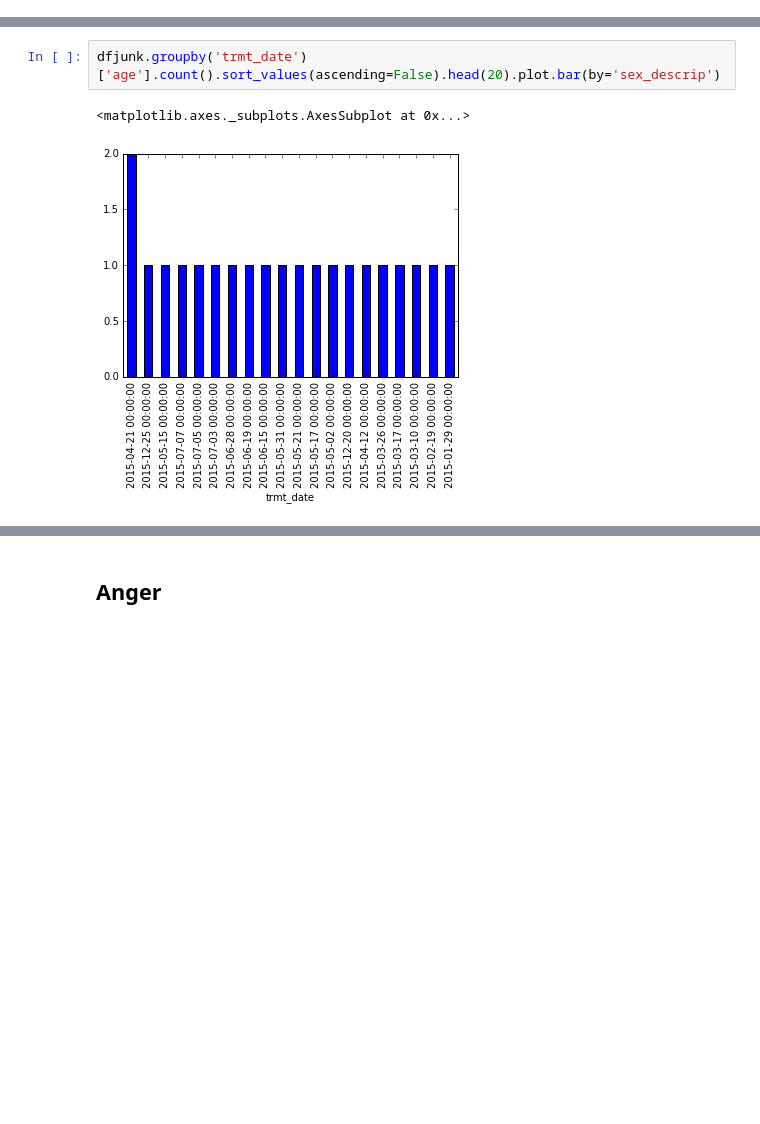
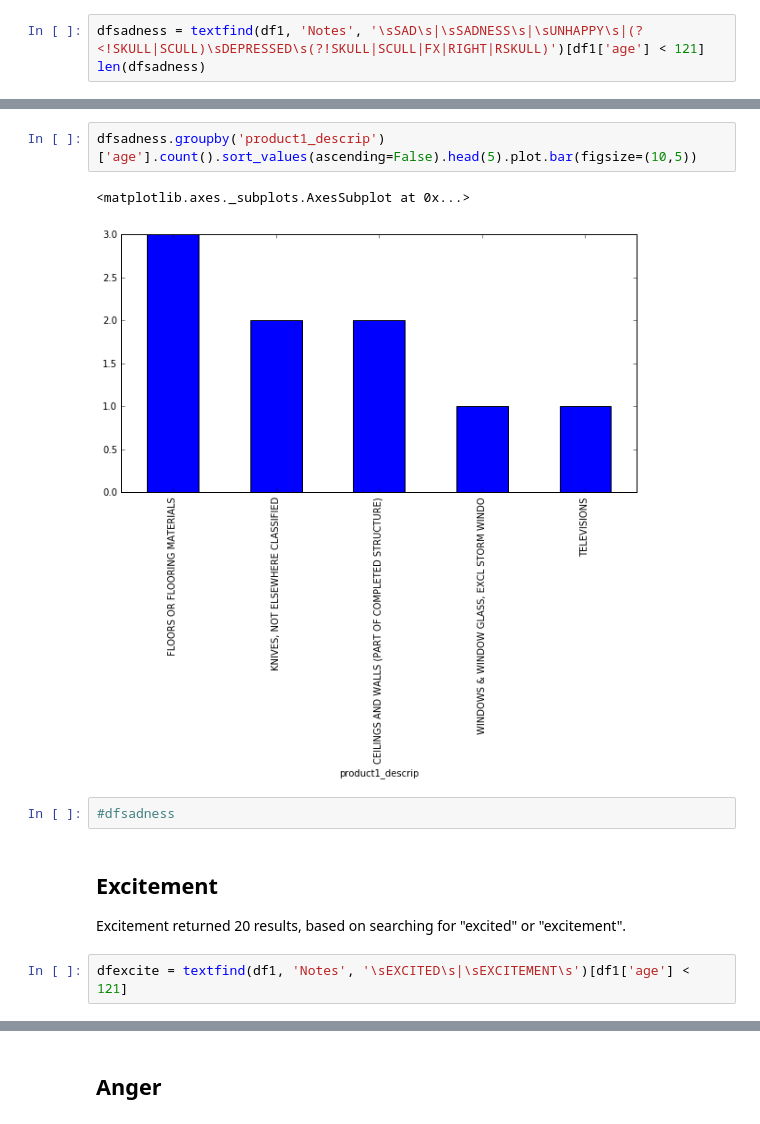
Before and after one commit to pzhou11/MIDS, a Jupyter notebook: Python_Project2/Project2_Omar.ipynb, the cells around one changed output, grey strips where cells are left out. Drawn from its saved outputs; the diff is of its cells as text; blank space fills up the shorter version.

```diff
--- a/Python_Project2/Project2_Omar.ipynb
+++ b/Python_Project2/Project2_Omar.ipynb
@@ -196,0 +236,3 @@ dfjunk.groupby('product1_descrip')['age'].count().sort_values(ascending=False).h
+# %%
+dfsadness = textfind(df1, 'Notes', '\sSAD\s|\sSADNESS\s|\sUNHAPPY\s|(?<!SKULL|SCULL)\sDEPRESSED\s(?!SKULL|SCULL|FX|RIGHT|RSKULL)')[df1['age'] < 121]
+len(dfsadness)
@@ -197,5 +265,12 @@ dfjunk.groupby('product1_descrip')['age'].count().sort_values(ascending=False).h
 # %%
-dfjunk.groupby('trmt_date')['age'].count().sort_values(ascending=False).head(20).plot.bar(by='sex_descrip')
+dfsadness.groupby('product1_descrip')['age'].count().sort_values(ascending=False).head(5).plot.bar(figsize=(10,5))
 # %% [output]
 <matplotlib.axes._subplots.AxesSubplot at 0x...>
-[figure, old version]
+[figure, new version]
+# %%
+#dfsadness
+# %% [markdown]
+## Excitement
+Excitement returned 20 results, based on searching for "excited" or "excitement".
+# %%
+dfexcite = textfind(df1, 'Notes', '\sEXCITED\s|\sEXCITEMENT\s')[df1['age'] < 121]
```
Also changed, not shown: parts of 71 cells of this notebook, 1 other file.
